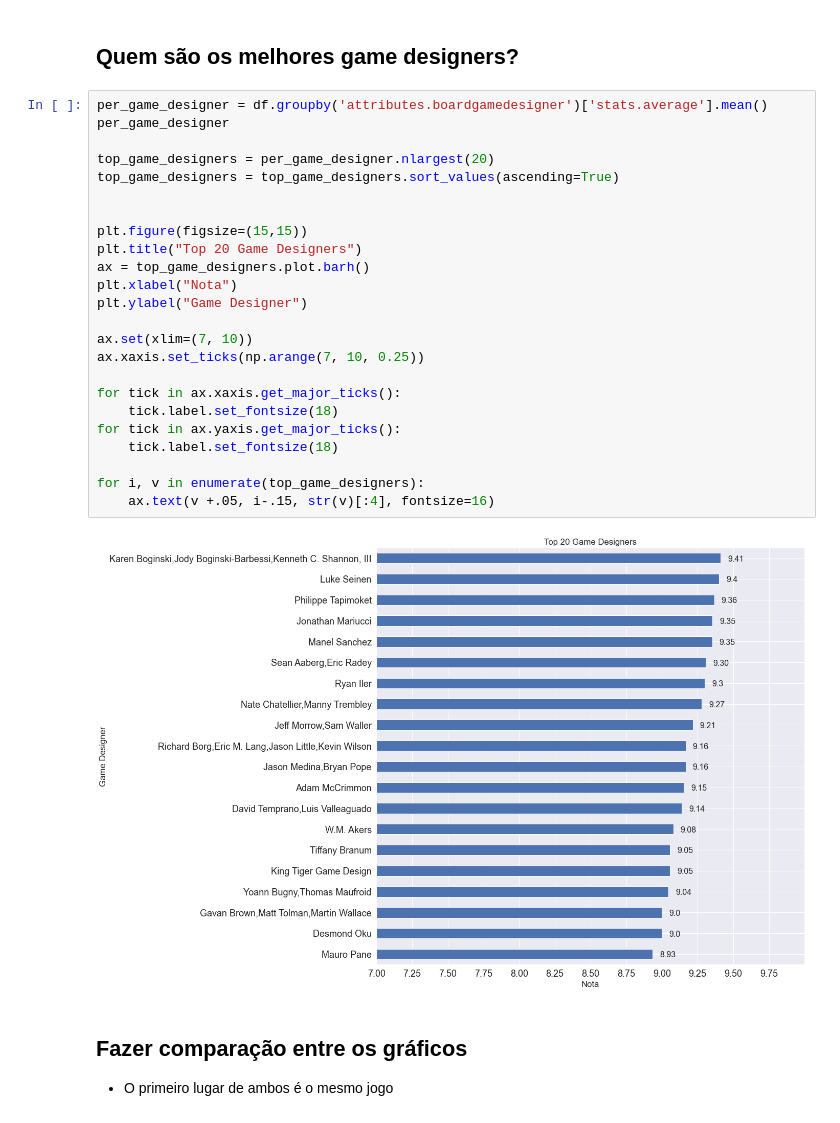
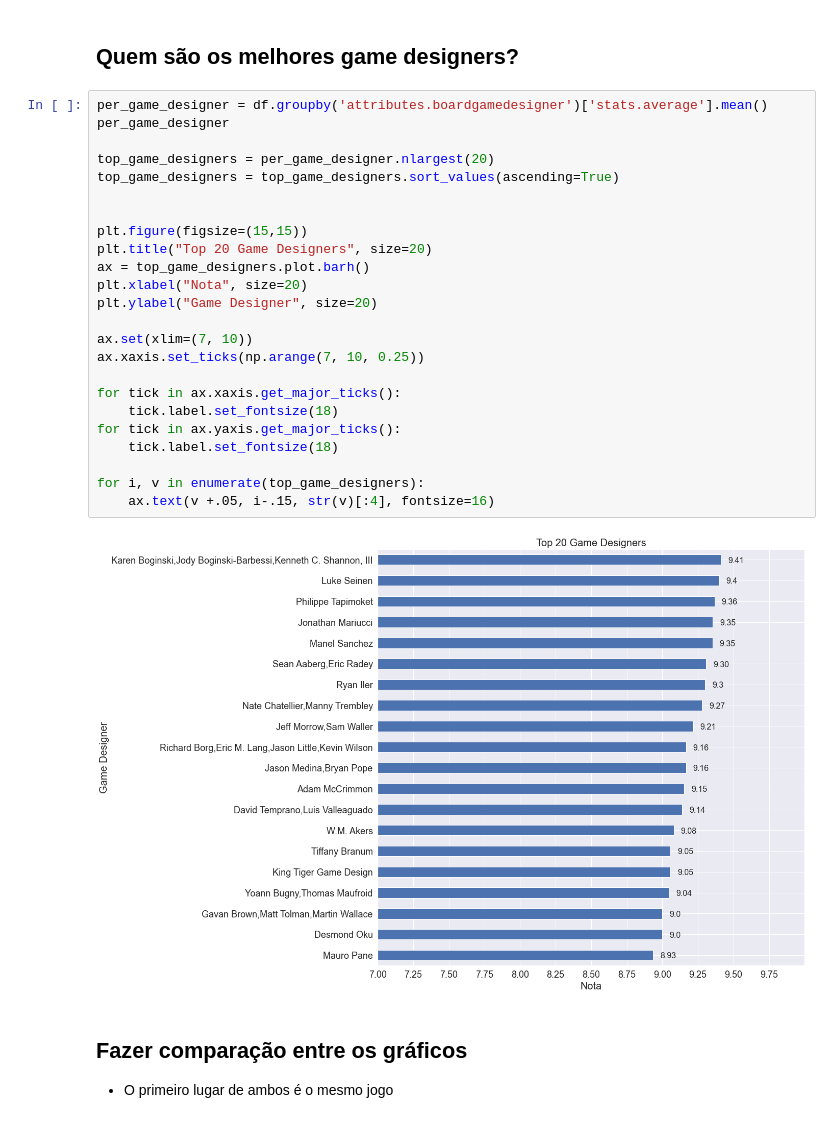
Before and after one commit to romulofff/BoardGameGeekAnalysis, a Jupyter notebook: boardgames.ipynb, the cells around one changed output. Saved outputs shown, nothing was run; the diff lists cells and outputs as text.

```diff
--- a/boardgames.ipynb
+++ b/boardgames.ipynb
@@ -103,29 +103,29 @@ for i, v in enumerate(top_games):
 # %%
 per_game_designer = df.groupby('attributes.boardgamedesigner')['stats.average'].mean()
 per_game_designer
 
 top_game_designers = per_game_designer.nlargest(20)
 top_game_designers = top_game_designers.sort_values(ascending=True)
 
 
 plt.figure(figsize=(15,15))
-plt.title("Top 20 Game Designers")
+plt.title("Top 20 Game Designers", size=20)
 ax = top_game_designers.plot.barh()
-plt.xlabel("Nota")
-plt.ylabel("Game Designer")
+plt.xlabel("Nota", size=20)
+plt.ylabel("Game Designer", size=20)
 
 ax.set(xlim=(7, 10))
 ax.xaxis.set_ticks(np.arange(7, 10, 0.25))
 
 for tick in ax.xaxis.get_major_ticks():
     tick.label.set_fontsize(18)
 for tick in ax.yaxis.get_major_ticks():
     tick.label.set_fontsize(18)
 
 for i, v in enumerate(top_game_designers):
     ax.text(v +.05, i-.15, str(v)[:4], fontsize=16)
 # %% [output]
-[figure, old version]
+[figure, new version]
 # %% [markdown]
 ## Fazer comparação entre os gráficos
 - O primeiro lugar de ambos é o mesmo jogo
```
Also changed, not shown: parts of 9 cells of this notebook.
